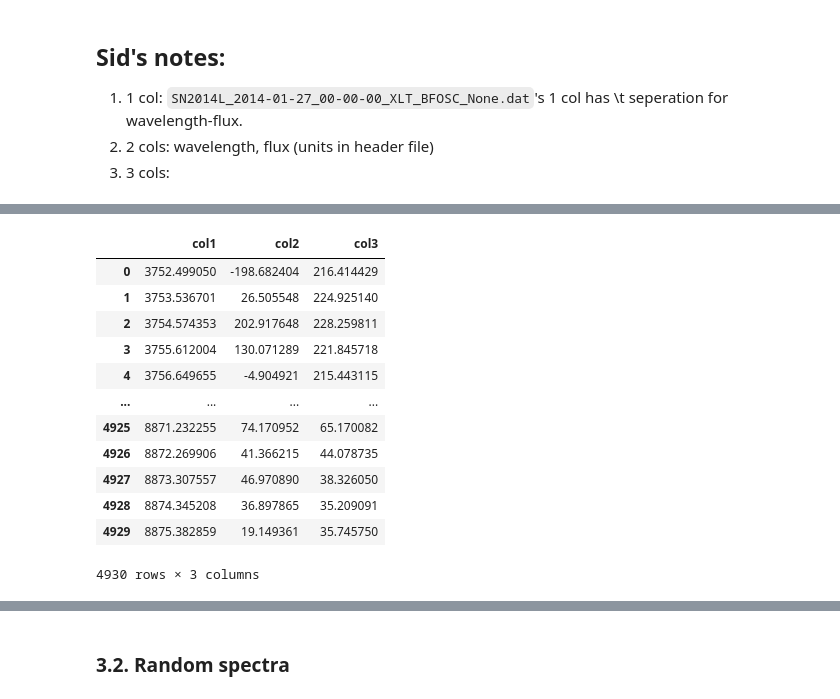
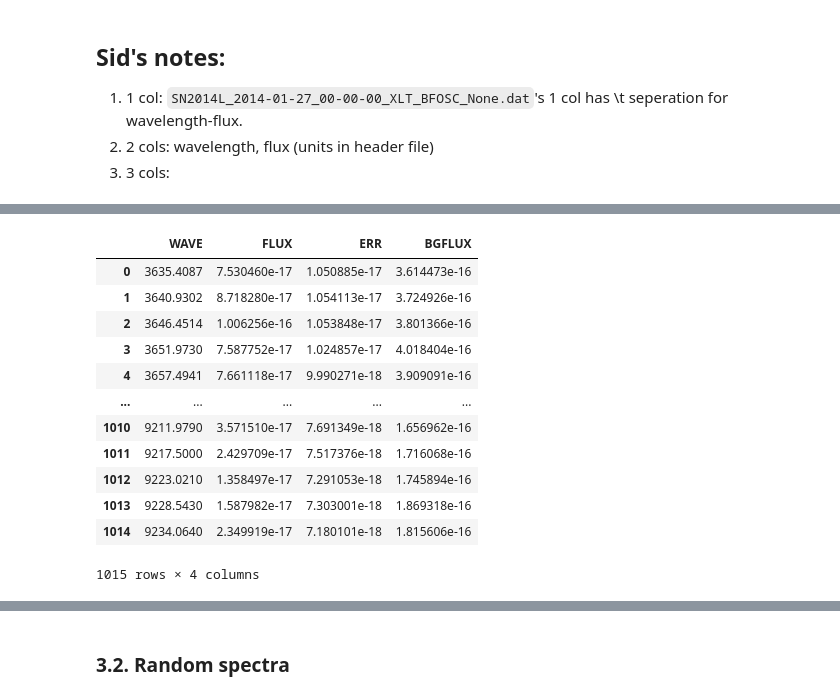
Before and after one commit to aec3675/multi-modal-multi-peaks, a Jupyter notebook: sidchaini/2. eda metadata and spectra/2.2. eda spectra.ipynb, the cells around one changed output, grey strips where cells are left out. Saved outputs shown, nothing was run; the diff lists cells and outputs as text; code cells hidden in the pictures.

```diff
--- a/sidchaini/2. eda metadata and spectra/2.2. eda spectra.ipynb
+++ b/sidchaini/2. eda metadata and spectra/2.2. eda spectra.ipynb
@@ -169,24 +175,30 @@ results_df[results_df["n_columns"]==3].tail()
 # %%
 # SHOW FED: iloc[53581] https://www.wiserep.org/object/15026
-fn = results_df.iloc[53581]["filename"]
+# fn = results_df.iloc[53581]["filename"]
 
-# fn = "SN2021rcn_2021-07-08_08-21-34_Magellan-Baade_IMACS_TNS.txt"
+# fn = "iPTF15wb_2457116.4561_NOT_ALFOSC_None.dat"
+# fn = "TEMP.dat"
 
-df = ascii.read(
+# fn = "Gaia16aec_2016-02-25_04-42-48_ESO-NTT_EFOSC2-NTT_PESSTO.asci"
+
+fn = "SN2016ixe_2016-12-20_08-10-50_ESO-NTT_EFOSC2-NTT_PESSTO_SSDR1-4.csv"
+
+# df = ascii.read(
+df = sidhelpers.read_spectra(
     f"../1. download ALL wise data/wiserep_data/spectra/{fn}"
 )
-df.to_pandas()
+df
 # %% [output]
-|  | col1 | col2 | col3 |
-| 0 | 3752.499050 | -198.682404 | 216.414429 |
-| 1 | 3753.536701 | 26.505548 | 224.925140 |
-| 2 | 3754.574353 | 202.917648 | 228.259811 |
-| 3 | 3755.612004 | 130.071289 | 221.845718 |
-| 4 | 3756.649655 | -4.904921 | 215.443115 |
-| ... | ... | ... | ... |
-| 4925 | 8871.232255 | 74.170952 | 65.170082 |
-| 4926 | 8872.269906 | 41.366215 | 44.078735 |
-| 4927 | 8873.307557 | 46.970890 | 38.326050 |
-| 4928 | 8874.345208 | 36.897865 | 35.209091 |
-| 4929 | 8875.382859 | 19.149361 | 35.745750 |
+|  | WAVE | FLUX | ERR | BGFLUX |
+| 0 | 3635.4087 | 7.530460e-17 | 1.050885e-17 | 3.614473e-16 |
+| 1 | 3640.9302 | 8.718280e-17 | 1.054113e-17 | 3.724926e-16 |
+| 2 | 3646.4514 | 1.006256e-16 | 1.053848e-17 | 3.801366e-16 |
+| 3 | 3651.9730 | 7.587752e-17 | 1.024857e-17 | 4.018404e-16 |
+| 4 | 3657.4941 | 7.661118e-17 | 9.990271e-18 | 3.909091e-16 |
+| ... | ... | ... | ... | ... |
+| 1010 | 9211.9790 | 3.571510e-17 | 7.691349e-18 | 1.656962e-16 |
+| 1011 | 9217.5000 | 2.429709e-17 | 7.517376e-18 | 1.716068e-16 |
+| 1012 | 9223.0210 | 1.358497e-17 | 7.291053e-18 | 1.745894e-16 |
+| 1013 | 9228.5430 | 1.587982e-17 | 7.303001e-18 | 1.869318e-16 |
+| 1014 | 9234.0640 | 2.349919e-17 | 7.180101e-18 | 1.815606e-16 |
-4930 rows × 3 columns
+1015 rows × 4 columns
```
Also changed, not shown: parts of 15 cells of this notebook, 13 other files.
